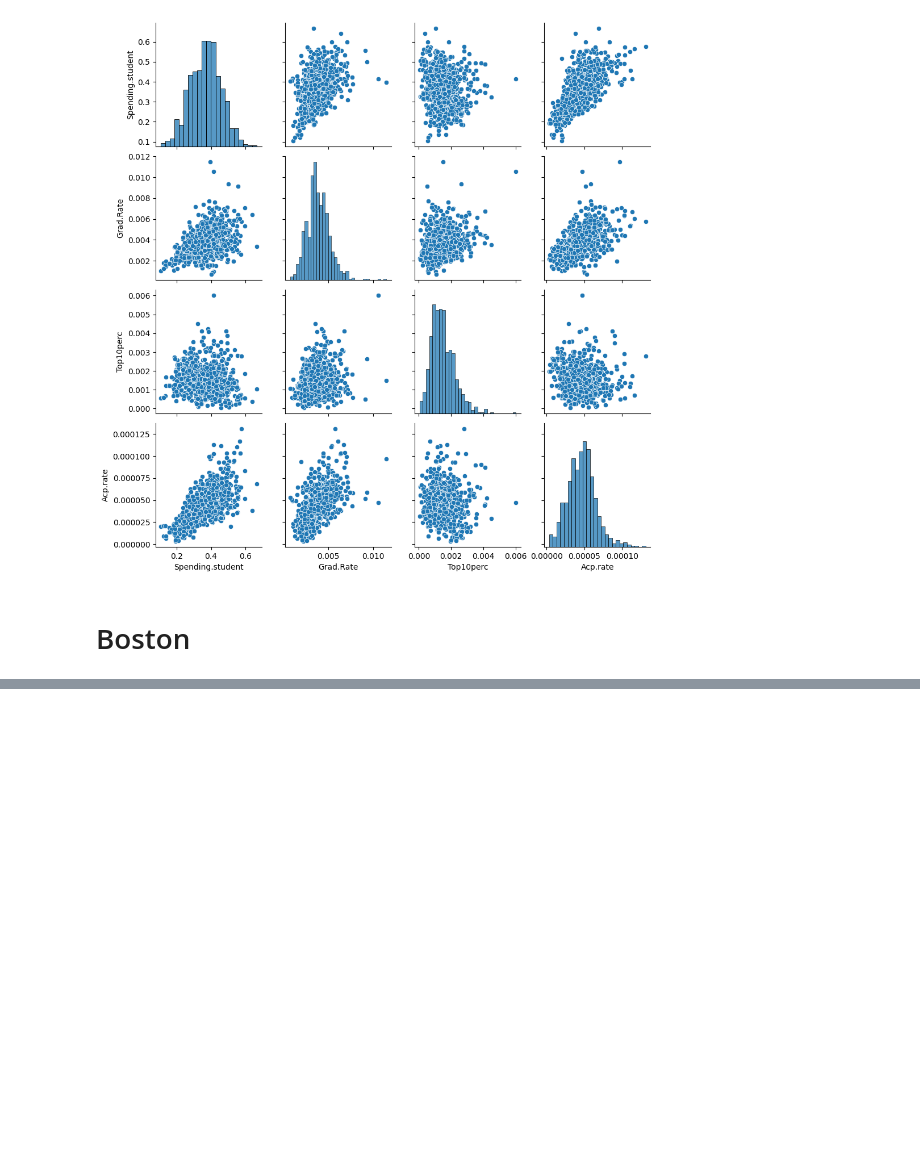
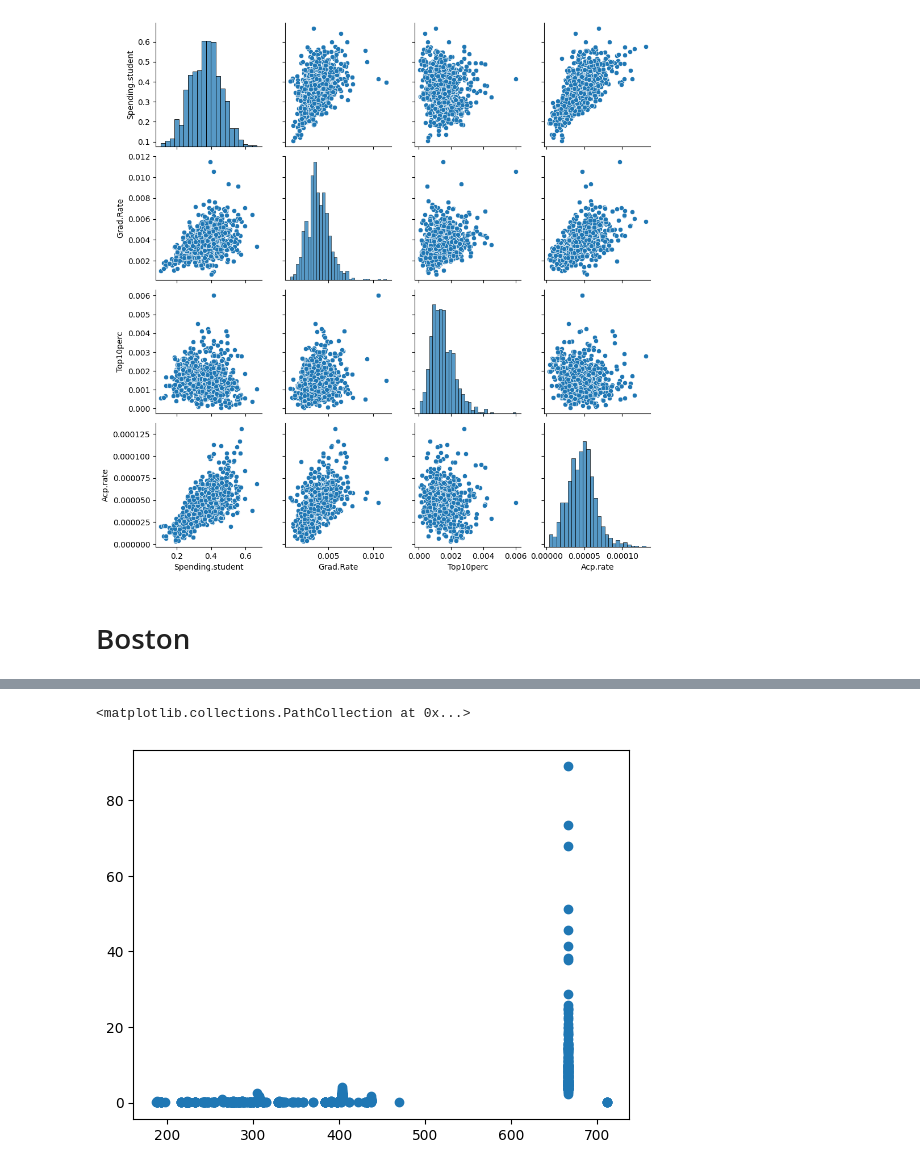
Before and after one commit to tothanhdat2006/ISLP-Practice, a Jupyter notebook: Chapter2.ipynb, the cells around one changed output, grey strips where cells are left out. Saved outputs shown, nothing was run; the diff lists cells and outputs as text; code cells hidden in the pictures; blank space fills up the shorter version.

```diff
--- a/Chapter2.ipynb
+++ b/Chapter2.ipynb
@@ -249,0 +295,5 @@ boston.head(5)
+# %%
+plt.scatter(boston['tax'], boston['crim'])
+# %% [output]
+<matplotlib.collections.PathCollection at 0x...>
+[figure, added]
```
Also changed, not shown: parts of 15 cells of this notebook, 1 other file.
